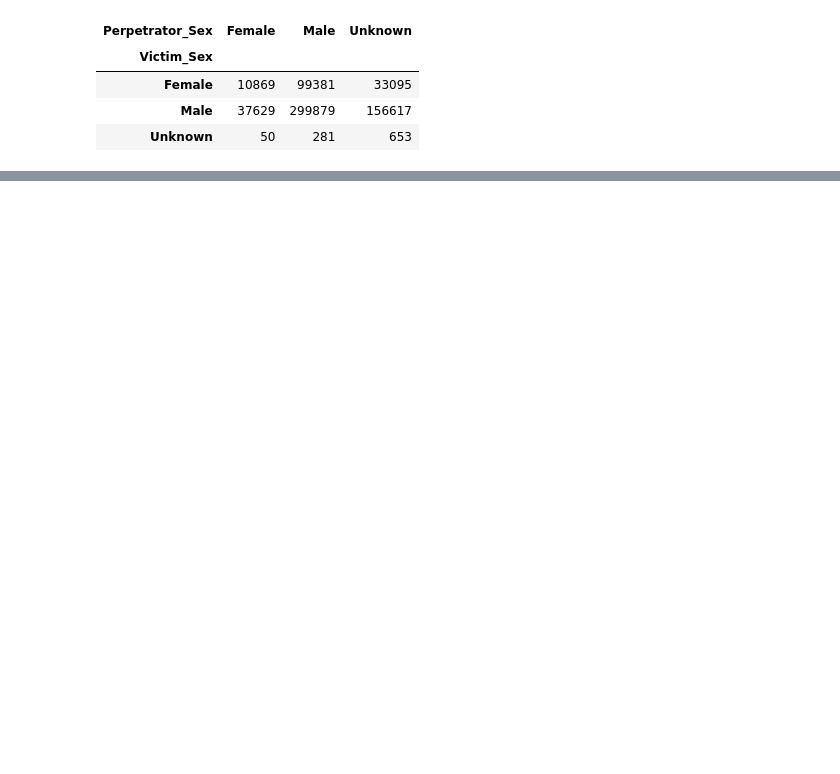
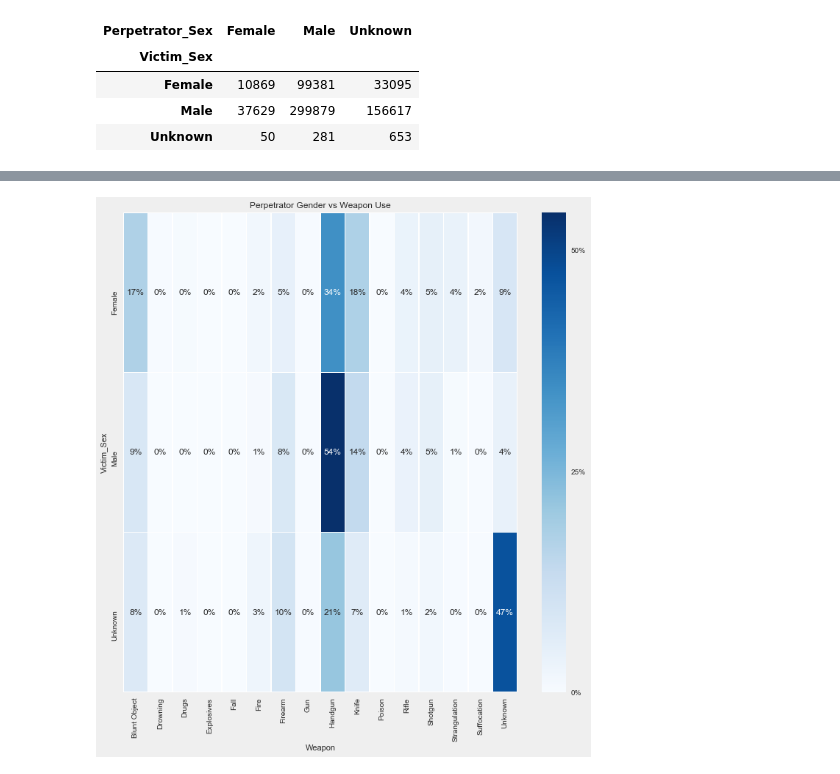
Before and after one commit to DuncanCasteleyn/Data-Mining-Project-3TI, a Jupyter notebook: project.ipynb, the cells around one changed output, grey strips where cells are left out. Saved outputs shown, nothing was run; the diff lists cells and outputs as text; code cells hidden in the pictures; blank space fills up the shorter version.

```diff
--- a/project.ipynb
+++ b/project.ipynb
@@ -94,0 +114,13 @@ pandas.crosstab(homicide.Victim_Sex, homicide.Perpetrator_Sex)
+# %%
+
+
+plt.figure(figsize=(12,12),facecolor='#efefef')
+sns.set()
+# ax.set_ticklabels(['0%', '20%', '75%', '100%'])
+ax = sns.heatmap(pandas.crosstab(homicide.Victim_Sex,homicide.Weapon).apply(lambda r: r/r.sum(), axis=1), annot=True, fmt=".0%", linewidths=.5,cmap='Blues')
+ax.set_title('Perpetrator Gender vs Weapon Use')
+cbar = ax.collections[0].colorbar
+cbar.set_ticks([0, .25, .50, .75, 1])
+cbar.set_ticklabels(['0%', '25%', '50%',  '75%', '100%'])
+# %% [output]
+[figure, added]
```
Also changed, not shown: parts of 4 cells of this notebook.
